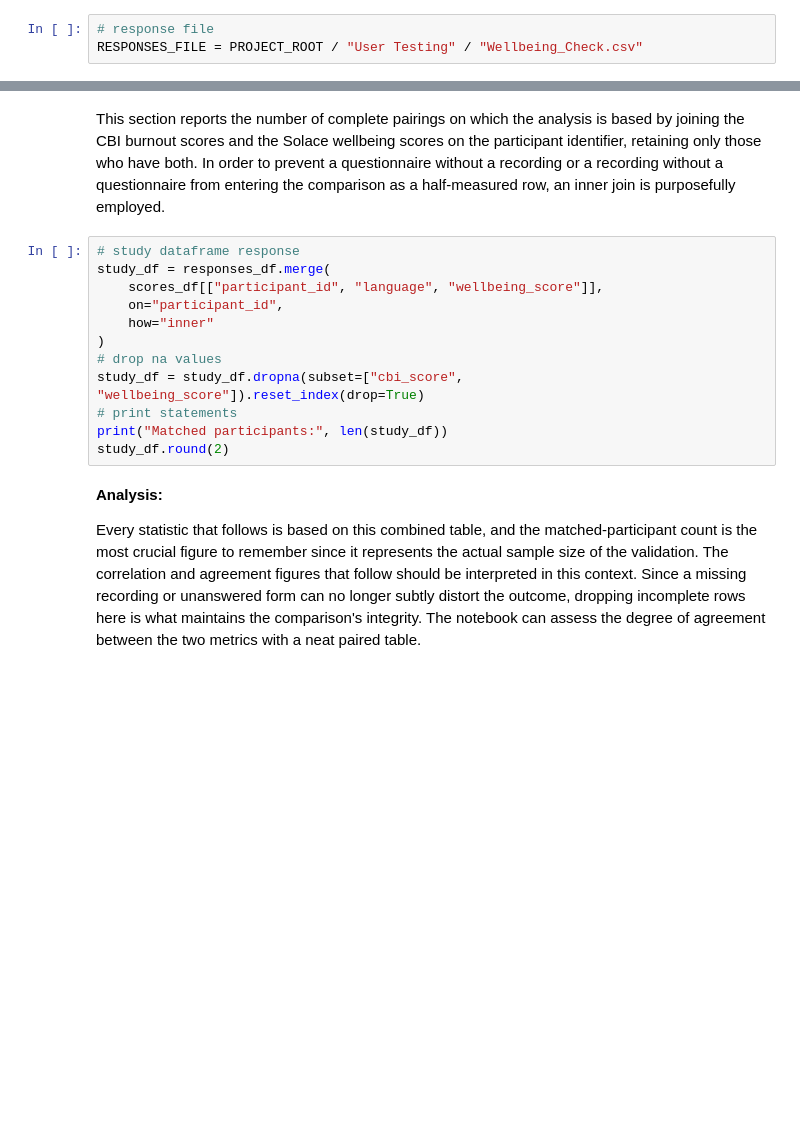
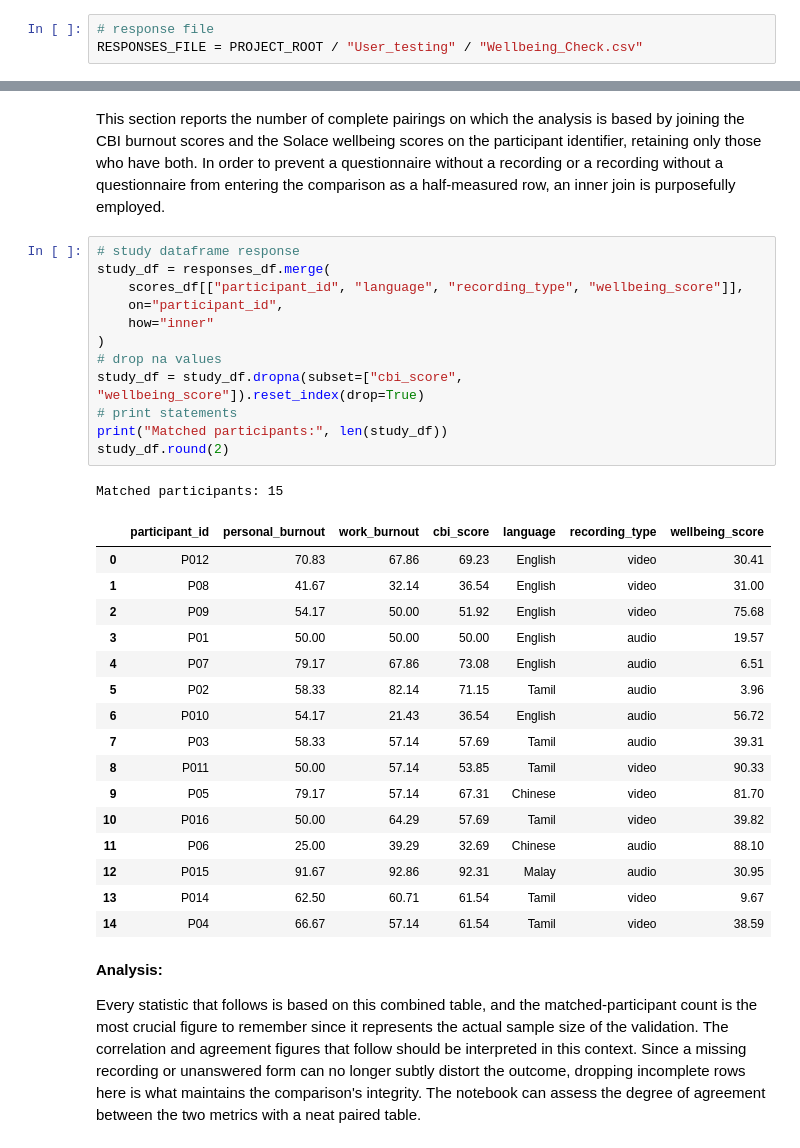
Before and after one commit to SubathraSIM/CM3020_Solace_Wellbeing_Monitoring_FYP, a Jupyter notebook: Notebooks/Evaluation/cbi_validation.ipynb, the cells around one changed output, grey strips where cells are left out. Cells and saved outputs as stored; diff of their text form; blank space fills up the shorter version.

```diff
--- a/Notebooks/Evaluation/cbi_validation.ipynb
+++ b/Notebooks/Evaluation/cbi_validation.ipynb
@@ -52,6 +59,6 @@ The validation's weight comes from using the production pipeline directly, which
 The location of the output questionnaire CSV, the root folder of the user-testing recordings, the four supported languages, the media file extensions to search for, and the numerical band thresholds for both instruments are all gathered in this section. Both the root and the language list are required to find a participant's files because the recordings are located under a User Testing/Recordings folder that is divided by language and modality, with a Video and an Audio folder for each language. The Solace wellbeing cut-offs (high at 67, mixed at 34) match the bands the application itself uses, while the CBI cut-offs (high at 75, moderate at 50) adhere to standard CBI reporting practices. As a result, the two systems are compared based on the words they were created around.
 # %%
 # response file
-RESPONSES_FILE = PROJECT_ROOT / "User Testing" / "Wellbeing_Check.csv"
+RESPONSES_FILE = PROJECT_ROOT / "User_testing" / "Wellbeing_Check.csv"
 # %%
 # recording directory
@@ -308,15 +391,33 @@ This section reports the number of complete pairings on which the analysis is ba
 # %%
 # study dataframe response
 study_df = responses_df.merge(
-    scores_df[["participant_id", "language", "wellbeing_score"]],
+    scores_df[["participant_id", "language", "recording_type", "wellbeing_score"]],
     on="participant_id",
     how="inner"
 )
 # drop na values
 study_df = study_df.dropna(subset=["cbi_score", "wellbeing_score"]).reset_index(drop=True)
 # print statements
 print("Matched participants:", len(study_df))
 study_df.round(2)
+# %% [output]
+Matched participants: 15
+|  | participant_id | personal_burnout | work_burnout | cbi_score | language | recording_type | wellbeing_score |
+| 0 | P012 | 70.83 | 67.86 | 69.23 | English | video | 30.41 |
+| 1 | P08 | 41.67 | 32.14 | 36.54 | English | video | 31.00 |
+| 2 | P09 | 54.17 | 50.00 | 51.92 | English | video | 75.68 |
+| 3 | P01 | 50.00 | 50.00 | 50.00 | English | audio | 19.57 |
+| 4 | P07 | 79.17 | 67.86 | 73.08 | English | audio | 6.51 |
+| 5 | P02 | 58.33 | 82.14 | 71.15 | Tamil | audio | 3.96 |
+| 6 | P010 | 54.17 | 21.43 | 36.54 | English | audio | 56.72 |
+| 7 | P03 | 58.33 | 57.14 | 57.69 | Tamil | audio | 39.31 |
+| 8 | P011 | 50.00 | 57.14 | 53.85 | Tamil | video | 90.33 |
+| 9 | P05 | 79.17 | 57.14 | 67.31 | Chinese | video | 81.70 |
+| 10 | P016 | 50.00 | 64.29 | 57.69 | Tamil | video | 39.82 |
+| 11 | P06 | 25.00 | 39.29 | 32.69 | Chinese | audio | 88.10 |
+| 12 | P015 | 91.67 | 92.86 | 92.31 | Malay | audio | 30.95 |
+| 13 | P014 | 62.50 | 60.71 | 61.54 | Tamil | video | 9.67 |
+| 14 | P04 | 66.67 | 57.14 | 61.54 | Tamil | video | 38.59 |
 # %% [markdown]
 **Analysis:**
 
```
Also changed, not shown: parts of 26 cells of this notebook, 16 other files.
